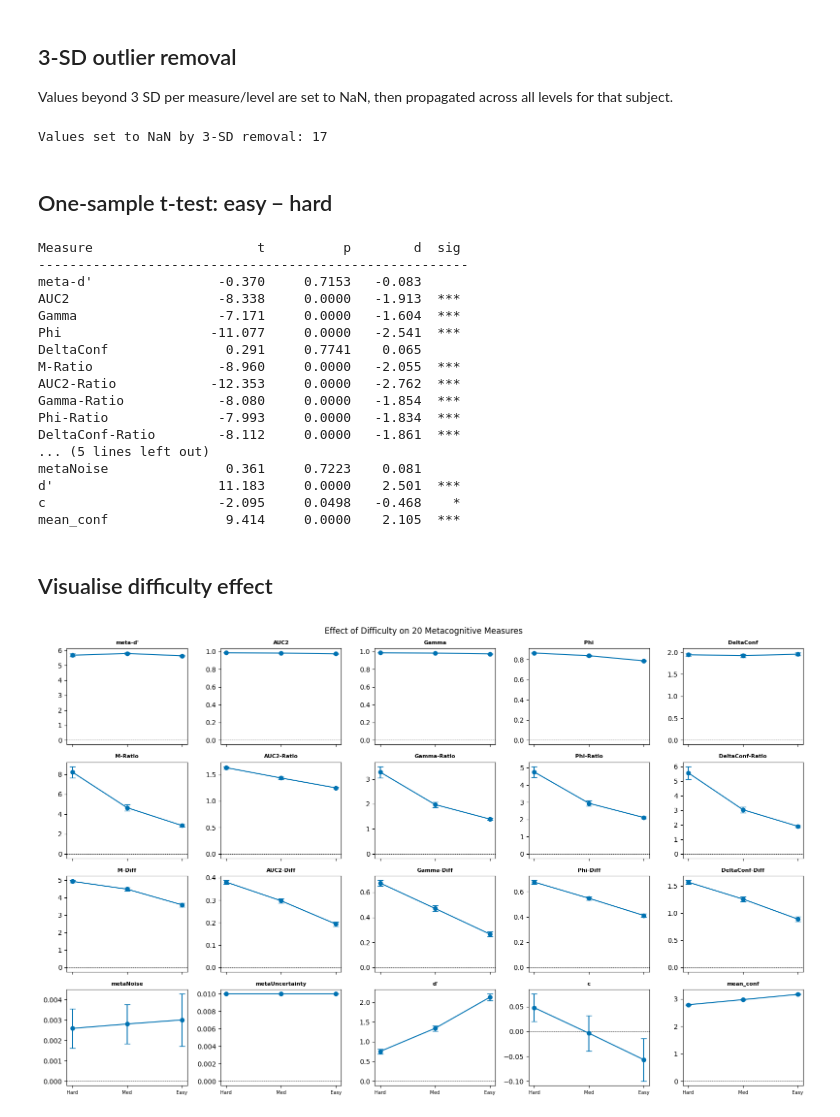
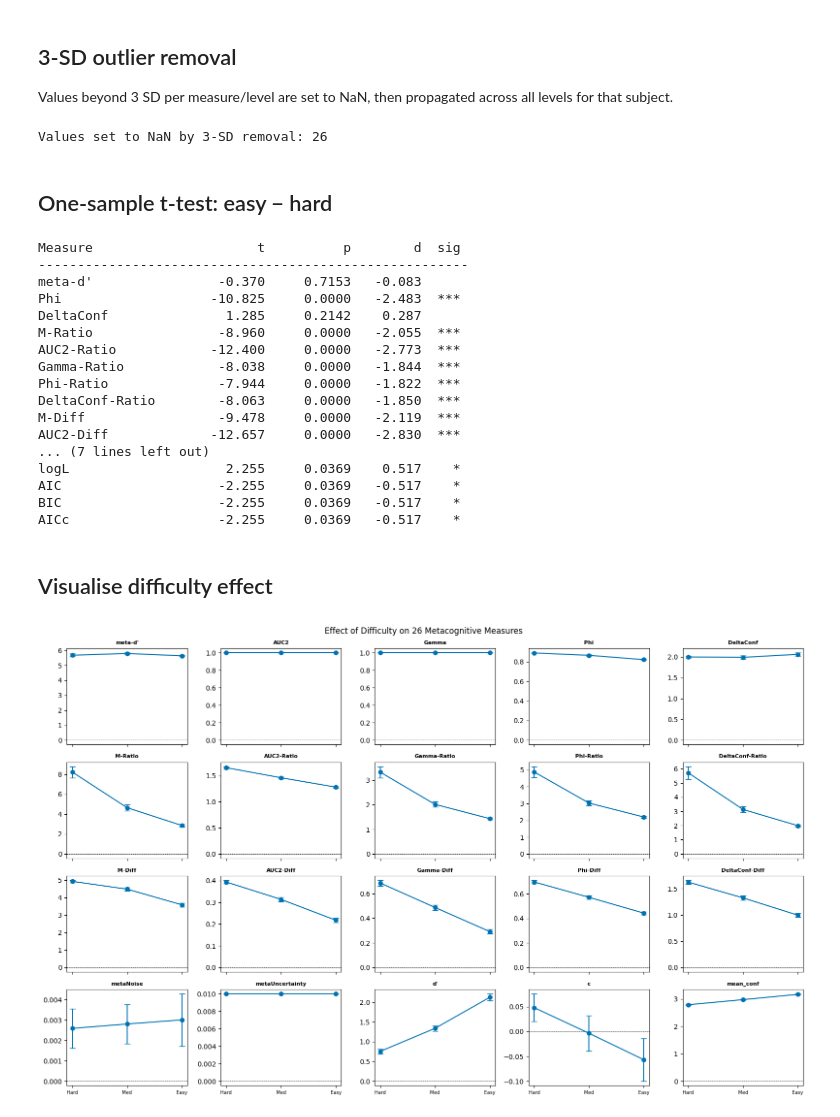
Before and after one commit to saurabhr/metasignal, a Jupyter notebook: docs/tutorials/04_difficulty_dependence.ipynb, the cells around one changed output. Drawn from its saved outputs; the diff is of its cells as text; code cells hidden in the pictures.

```diff
--- a/docs/tutorials/04_difficulty_dependence.ipynb
+++ b/docs/tutorials/04_difficulty_dependence.ipynb
@@ -16,8 +16,9 @@ MEASURE_NAMES = [
     "M-Ratio", "AUC2-Ratio", "Gamma-Ratio", "Phi-Ratio", "DeltaConf-Ratio",
     "M-Diff", "AUC2-Diff", "Gamma-Diff", "Phi-Diff", "DeltaConf-Diff",
     "metaNoise", "metaUncertainty", "d'", "c", "mean_conf",
+    "logL", "AIC", "BIC", "AICc", "k", "n",
 ]
-N_MEAS = 20
+N_MEAS = 26
 n_ratings = 4
 difficulty = (0.65, 0.75, 0.85)   # hard, medium, easy
 
@@ -79,7 +80,7 @@ clean = remove_3sd_outliers(raw)
 removed = int(np.sum(np.isnan(clean) & ~np.isnan(raw)))
 print(f"Values set to NaN by 3-SD removal: {removed}")
 # %% [output]
-Values set to NaN by 3-SD removal: 17
+Values set to NaN by 3-SD removal: 26
 # %% [markdown]
 ## One-sample t-test: easy − hard
 # %%
@@ -106,40 +107,40 @@ for m, name in enumerate(MEASURE_NAMES):
 Measure                     t          p        d  sig
 -------------------------------------------------------
 meta-d'                -0.370     0.7153   -0.083
-AUC2                   -8.338     0.0000   -1.913  ***
-Gamma                  -7.171     0.0000   -1.604  ***
-Phi                   -11.077     0.0000   -2.541  ***
-DeltaConf               0.291     0.7741    0.065
+Phi                   -10.825     0.0000   -2.483  ***
+DeltaConf               1.285     0.2142    0.287
 M-Ratio                -8.960     0.0000   -2.055  ***
-AUC2-Ratio            -12.353     0.0000   -2.762  ***
-Gamma-Ratio            -8.080     0.0000   -1.854  ***
-Phi-Ratio              -7.993     0.0000   -1.834  ***
-DeltaConf-Ratio        -8.112     0.0000   -1.861  ***
-... (5 lines left out)
-metaNoise               0.361     0.7223    0.081
-d'                     11.183     0.0000    2.501  ***
-c                      -2.095     0.0498   -0.468    *
-mean_conf               9.414     0.0000    2.105  ***
+AUC2-Ratio            -12.400     0.0000   -2.773  ***
+Gamma-Ratio            -8.038     0.0000   -1.844  ***
+Phi-Ratio              -7.944     0.0000   -1.822  ***
+DeltaConf-Ratio        -8.063     0.0000   -1.850  ***
+M-Diff                 -9.478     0.0000   -2.119  ***
+AUC2-Diff             -12.657     0.0000   -2.830  ***
+... (7 lines left out)
+logL                    2.255     0.0369    0.517    *
+AIC                    -2.255     0.0369   -0.517    *
+BIC                    -2.255     0.0369   -0.517    *
+AICc                   -2.255     0.0369   -0.517    *
 # %% [markdown]
 ## Visualise difficulty effect
 # %%
 fig, axes = plt.subplots(4, 5, figsize=(16, 10), sharex=True)
 axes = axes.flatten()
 level_labels = ["Hard", "Med", "Easy"]
 
 for m, (name, ax) in enumerate(zip(MEASURE_NAMES, axes)):
     col = clean[:, :, m]
     means = np.nanmean(col, axis=0)
     n_ok  = np.sum(~np.isnan(col), axis=0)
     sems  = np.nanstd(col, axis=0, ddof=1) / np.sqrt(np.maximum(n_ok, 1))
     ax.errorbar(range(n_levels), means, yerr=sems, marker="o", capsize=4, color="#0072b2")
     ax.set_title(name, fontsize=8, fontweight="bold")
     ax.set_xticks(range(n_levels))
     ax.set_xticklabels(level_labels, fontsize=7)
     ax.axhline(0, color="k", linewidth=0.5, linestyle="--")
 
-plt.suptitle("Effect of Difficulty on 20 Metacognitive Measures", fontsize=12)
+plt.suptitle("Effect of Difficulty on 26 Metacognitive Measures", fontsize=12)
 plt.tight_layout()
 plt.show()
 # %% [output]
-[figure, old version]
+[figure, new version]
```
Also changed, not shown: parts of 1 cell of this notebook, 27 other files.
